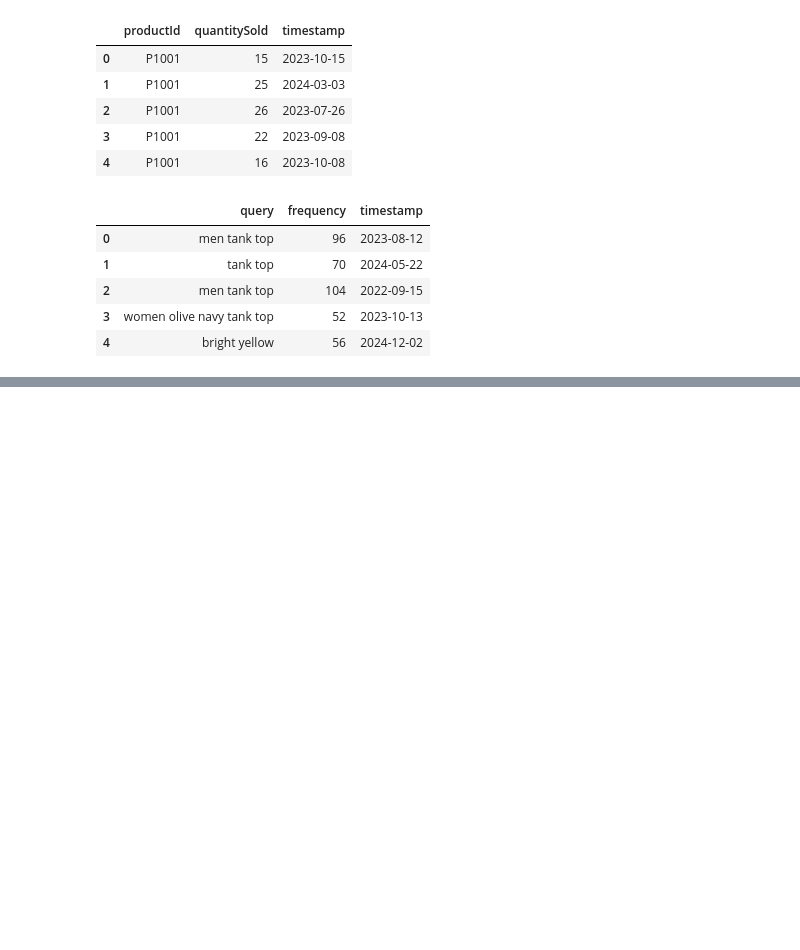
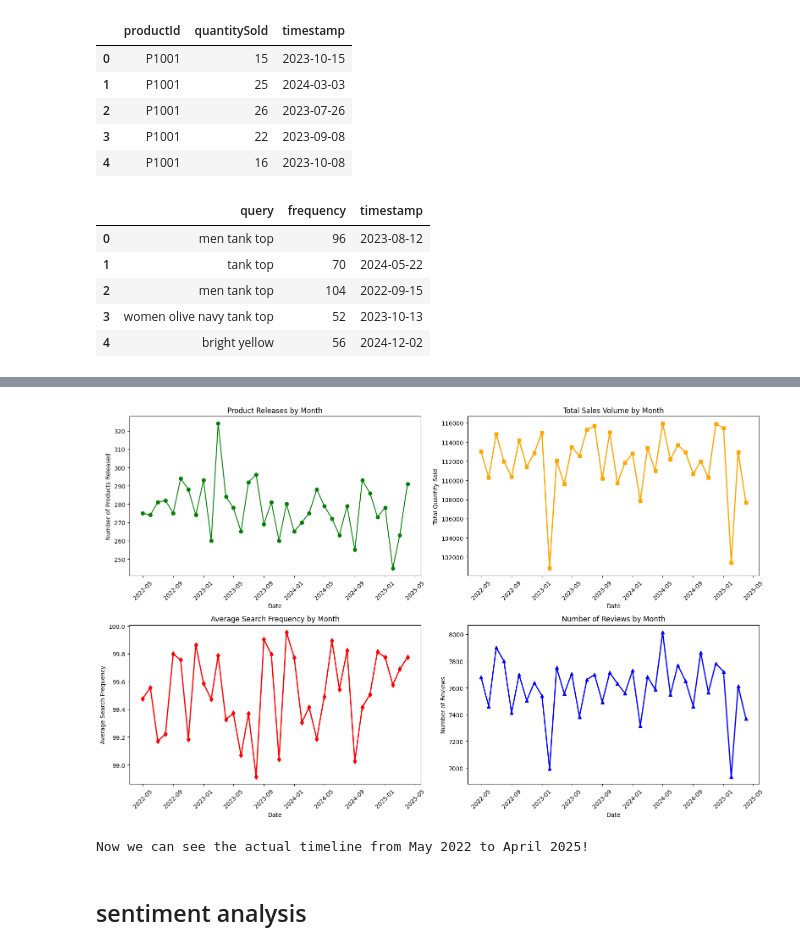
Before and after one commit to SayuruRehan/salescent, a Jupyter notebook: dataset/analyzer.ipynb, the cells around one changed output, grey strips where cells are left out. Drawn from its saved outputs; the diff is of its cells as text; code cells hidden in the pictures; blank space fills up the shorter version.

```diff
--- a/dataset/analyzer.ipynb
+++ b/dataset/analyzer.ipynb
@@ -47,0 +432,45 @@ search_trends_df.head()
+# %%
+# Better temporal visualizations with actual dates
+fig, axes = plt.subplots(2, 2, figsize=(16, 10))
+
+# 1. Product Releases Over Time (with actual dates)
+monthly_releases = product_catalog_df.groupby(product_catalog_df['releaseDate'].dt.to_period('M')).size()
+axes[0,0].plot(monthly_releases.index.to_timestamp(), monthly_releases.values, marker='o', color='green')
+axes[0,0].set_title('Product Releases by Month')
+axes[0,0].set_xlabel('Date')
+axes[0,0].set_ylabel('Number of Products Released')
+axes[0,0].tick_params(axis='x', rotation=45)
+
+# 2. Sales Volume Over Time (with actual dates)
+monthly_sales = sales_data_df.groupby(sales_data_df['timestamp'].dt.to_period('M'))['quantitySold'].sum()
+axes[0,1].plot(monthly_sales.index.to_timestamp(), monthly_sales.values, marker='s', color='orange', linewidth=2)
+axes[0,1].set_title('Total Sales Volume by Month')
+axes[0,1].set_xlabel('Date')
+axes[0,1].set_ylabel('Total Quantity Sold')
+axes[0,1].tick_params(axis='x', rotation=45)
+
+# 3. Search Frequency Trends Over Time (with actual dates)
+monthly_search_freq = search_trends_df.groupby(search_trends_df['timestamp'].dt.to_period('M'))['frequency'].mean()
+axes[1,0].plot(monthly_search_freq.index.to_timestamp(), monthly_search_freq.values, marker='d', color='red', linewidth=2)
+axes[1,0].set_title('Average Search Frequency by Month')
+axes[1,0].set_xlabel('Date')
+axes[1,0].set_ylabel('Average Search Frequency')
+axes[1,0].tick_params(axis='x', rotation=45)
+
+# 4. Customer Reviews Over Time (with actual dates)
+monthly_reviews = customer_feedback_df.groupby(customer_feedback_df['date'].dt.to_period('M')).size()
+axes[1,1].plot(monthly_reviews.index.to_timestamp(), monthly_reviews.values, marker='^', color='blue', linewidth=2)
+axes[1,1].set_title('Number of Reviews by Month')
+axes[1,1].set_xlabel('Date')
+axes[1,1].set_ylabel('Number of Reviews')
+axes[1,1].tick_params(axis='x', rotation=45)
+
+plt.tight_layout()
+plt.show()
+
+print("Now we can see the actual timeline from May 2022 to April 2025!")
+# %% [output]
+[figure, added]
+Now we can see the actual timeline from May 2022 to April 2025!
+# %% [markdown]
+## sentiment analysis
```
Also changed, not shown: parts of 79 cells of this notebook, 19 other files.
